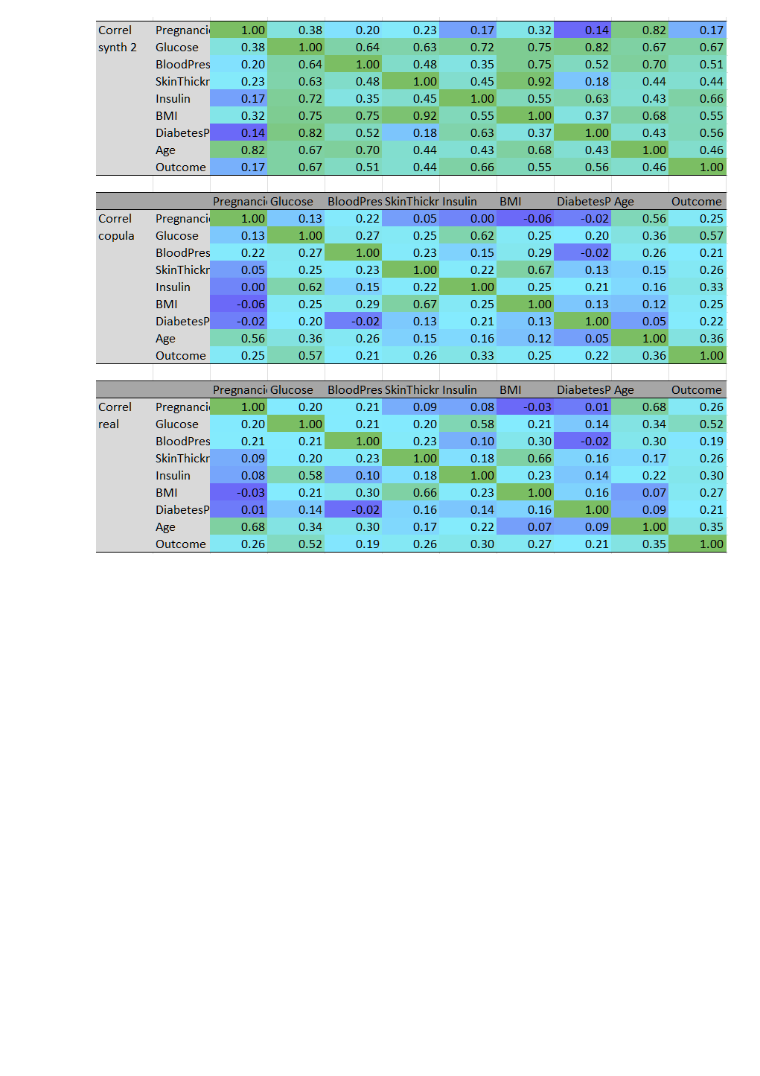
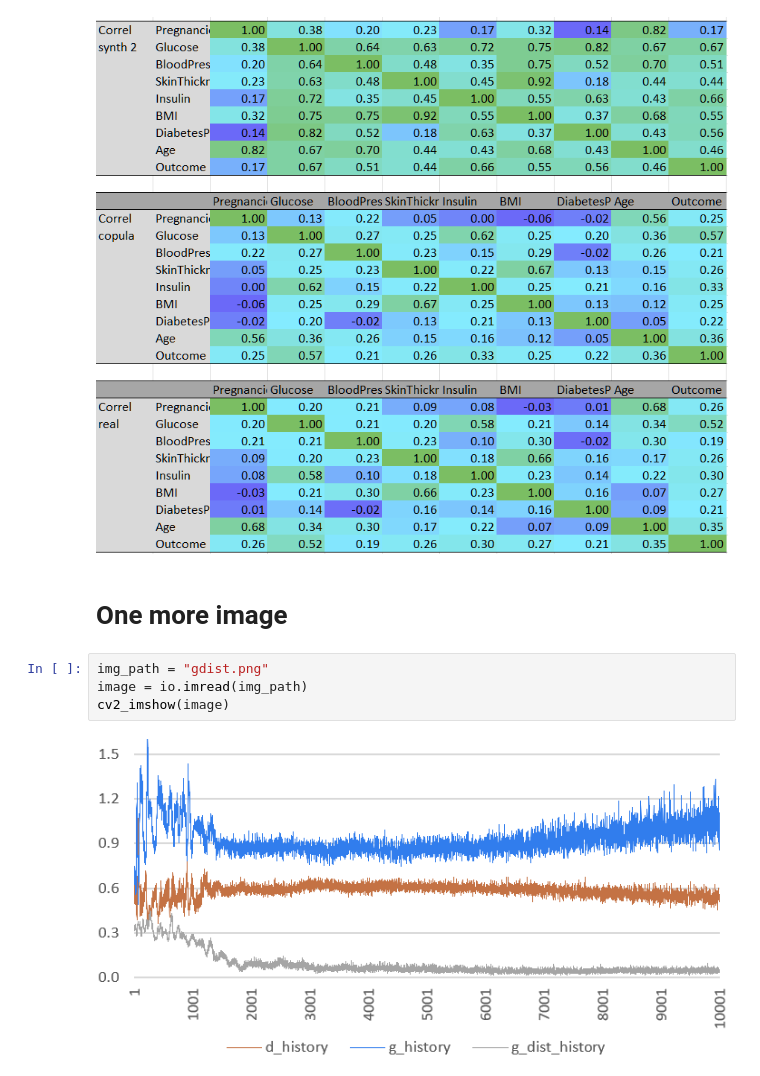
Before and after one commit to VincentGranville/Notebooks, a Jupyter notebook: Test2b.ipynb, the cells around one changed output. Saved outputs shown, nothing was run; the diff lists cells and outputs as text; blank space fills up the shorter version.

```diff
--- a/Test2b.ipynb
+++ b/Test2b.ipynb
@@ -155,3 +163,11 @@ image = io.imread(img_path)
 cv2_imshow(image)
 # %% [output]
 [figure]
+# %% [markdown]
+# **One more image**
+# %%
+img_path = "gdist.png"
+image = io.imread(img_path)
+cv2_imshow(image)
+# %% [output]
+[figure, added]
```
Also changed, not shown: parts of 5 cells of this notebook.
